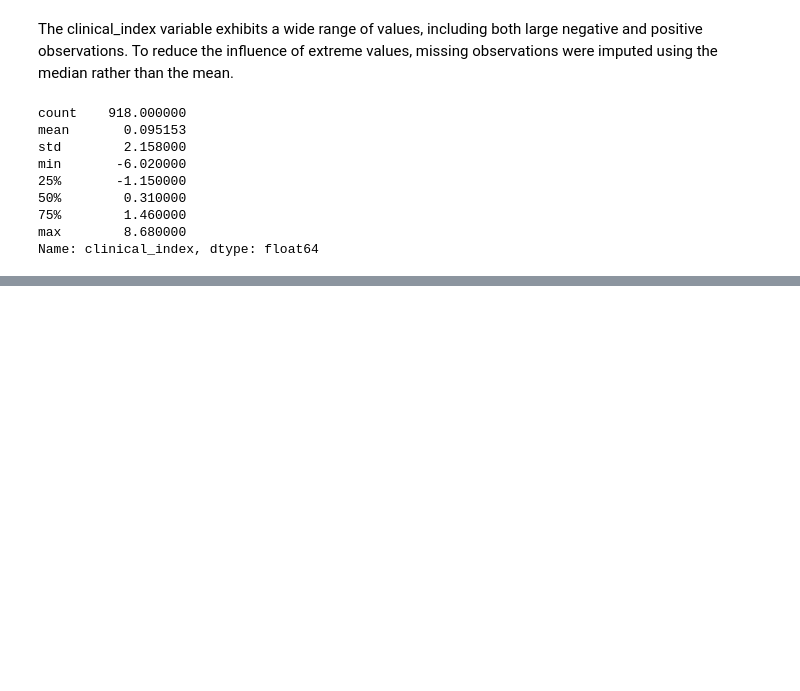
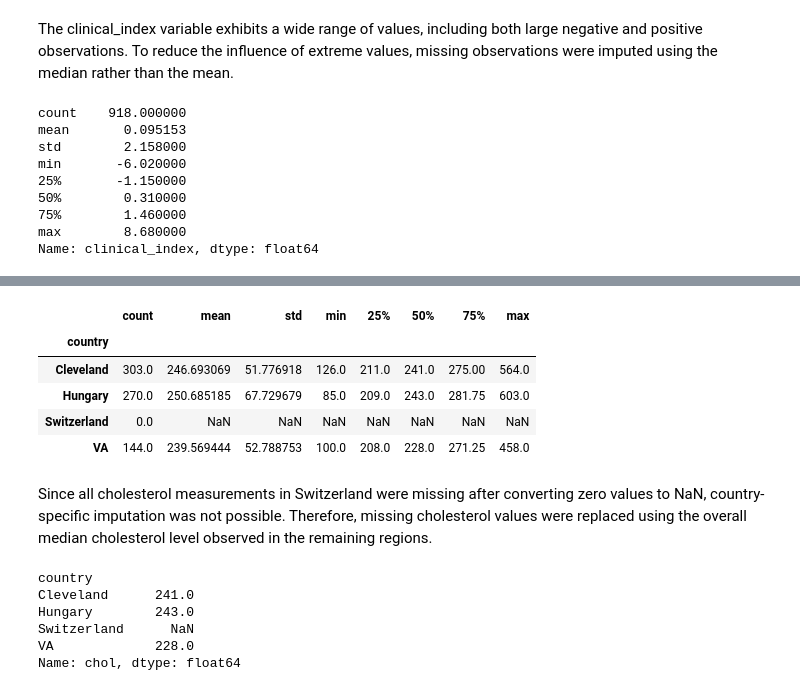
Before and after one commit to nubarshukurlu/heart-disease-analysis, a Jupyter notebook: Notebooks/03_data_cleaning.ipynb, the cells around one changed output, grey strips where cells are left out. Cells and saved outputs as stored; diff of their text form; code cells hidden in the pictures; blank space fills up the shorter version.

Commit message:
Complete data_cleaning

```diff
--- a/Notebooks/03_data_cleaning.ipynb
+++ b/Notebooks/03_data_cleaning.ipynb
@@ -239,0 +255,25 @@ Name: clinical_index, dtype: float64
+# %%
+df_clean.groupby("country")["chol"].describe()
+# %% [output]
+|  | count | mean | std | min | 25% | 50% | 75% | max |
+| country |  |  |  |  |  |  |  |  |
+| Cleveland | 303.0 | 246.693069 | 51.776918 | 126.0 | 211.0 | 241.0 | 275.00 | 564.0 |
+| Hungary | 270.0 | 250.685185 | 67.729679 | 85.0 | 209.0 | 243.0 | 281.75 | 603.0 |
+| Switzerland | 0.0 | NaN | NaN | NaN | NaN | NaN | NaN | NaN |
+| VA | 144.0 | 239.569444 | 52.788753 | 100.0 | 208.0 | 228.0 | 271.25 | 458.0 |
+# %% [markdown]
+Since all cholesterol measurements in Switzerland were missing after converting zero values to NaN, country-specific imputation was not possible. Therefore, missing cholesterol values were replaced using the overall median cholesterol level observed in the remaining regions.
+# %%
+region_medians = (
+    df_clean.groupby("country")["chol"]
+    .median()
+)
+
+region_medians
+# %% [output]
+country
+Cleveland      241.0
+Hungary        243.0
+Switzerland      NaN
+VA             228.0
+Name: chol, dtype: float64
```
Also changed, not shown: parts of 16 cells of this notebook.
